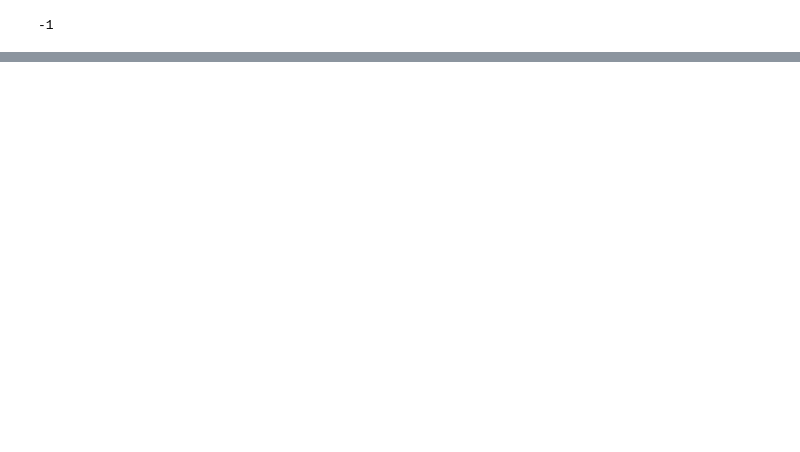
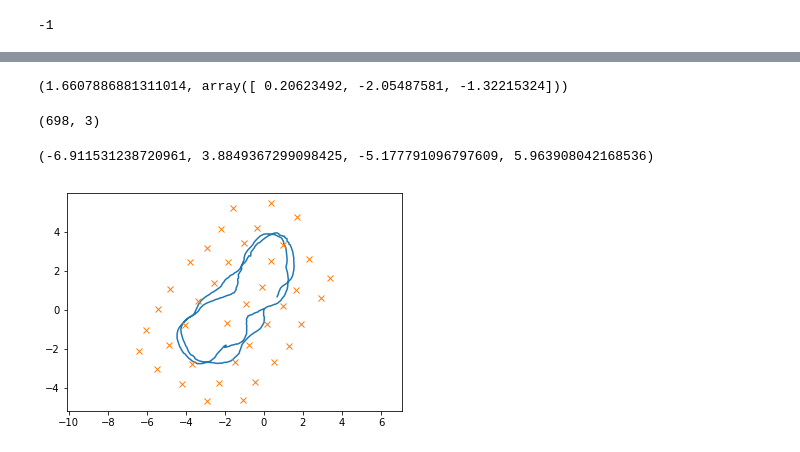
Before and after one commit to a1k0n/cycloid, a Jupyter notebook: tools/bundleadj/lights.ipynb, the cells around one changed output, grey strips where cells are left out. Cells and saved outputs as stored; diff of their text form; code cells hidden in the pictures; blank space fills up the shorter version.

```diff
--- a/tools/bundleadj/lights.ipynb
+++ b/tools/bundleadj/lights.ipynb
@@ -139,0 +159,72 @@ cv2.waitKey(1)
+# %%
+# cost_jk: min_i rho(R_j*L_k + X_j - L_i)
+def cost(x, y, L):  # state, measurement, landmarks
+    theta = x[2]
+    S, C = np.sin(theta), np.cos(theta)
+    R = np.array([[C, -S], [S, C]])
+    #dR = np.array([[-S, -C], [C, -S]])
+    # translate all landmarks into camera frame
+    Lx = np.dot(R, (L[:, :2] - x[:2]).T)
+    g = np.zeros(3)
+    c = 0
+    yi = np.zeros(len(y), np.int)
+    for k, Lk in enumerate(y):
+        DL = (Lk[:2] - Lx.T)
+        cost = np.sum(DL**2, axis=1)
+        i = np.argmin(cost)
+        if cost[i] > 1:
+            # add a new landmark
+            Lkw = np.dot(R.T, Lk[:2]) + x[:2]
+            yi[k] = L.shape[0]
+            L = np.vstack([L, Lkw])
+            continue
+        yi[k] = i
+        Lix, Liy = L[i, :2]
+        Lkx, Lky = Lk[:2]
+        x0 = S
+        x1 = Lix - x[0]
+        x2 = x0*x1
+        x3 = C
+        x4 = Liy - x[1]
+        x5 = -Lky + x2 + x3*x4
+        x6 = x1*x3
+        x7 = x0*x4
+        x8 = -Lkx + x6 - x7
+        x9 = 2*x0
+        x10 = 2*x3
+
+        dx = -x10*x8 - x5*x9
+        dy = -x10*x5 + x8*x9
+        dtheta = x5*2*(x6 - x7) - x8*(x10*x4 + 2*x2)
+        g += [Lk[2]*dx, Lk[2]*dy, Lk[2]*dtheta]
+        c += cost[i]
+    return c, g/1000., yi, L
+
+cost([0.0, 0, 0], lmframe[200], np.array(lmframe[0])[:, :2])[:2]
+# %% [output]
+(1.6607886881311014, array([ 0.20623492, -2.05487581, -1.32215324]))
+# %%
+# first pass, initial positions for landmarks and state
+L = np.array(lmframe[0])[:, :2]
+x = np.array([0., 0., 0.])
+xs = []
+xs.append(x.copy())
+Lis = [np.arange(len(L))]
+for j in range(1, len(lmframe)):
+    for i in range(20):
+        c, g, Li, L = cost(x, lmframe[j], L)
+        x -= 0.02*g
+    xs.append(x.copy())
+    Lis.append(Li)
+# %%
+xs = np.array(xs)
+xs.shape
+# %% [output]
+(698, 3)
+# %%
+plt.plot(xs[:, 0], xs[:, 1])
+plt.plot(L[:, 0], L[:, 1], 'x')
+plt.axis('equal')
+# %% [output]
+(-6.911531238720961, 3.8849367299098425, -5.177791096797609, 5.963908042168536)
+[figure, added]
```
Also changed, not shown: parts of 19 cells of this notebook, 3 other files.
